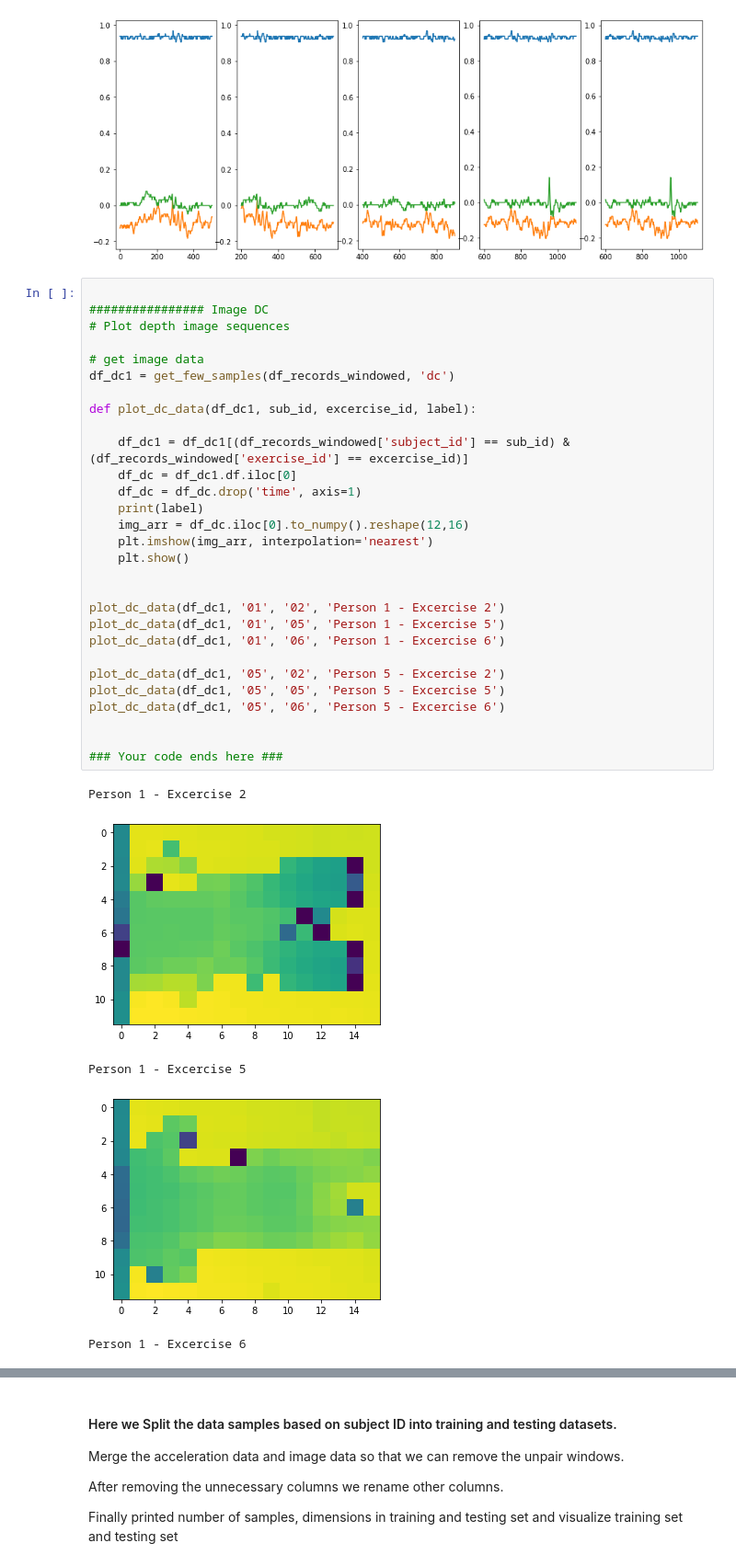
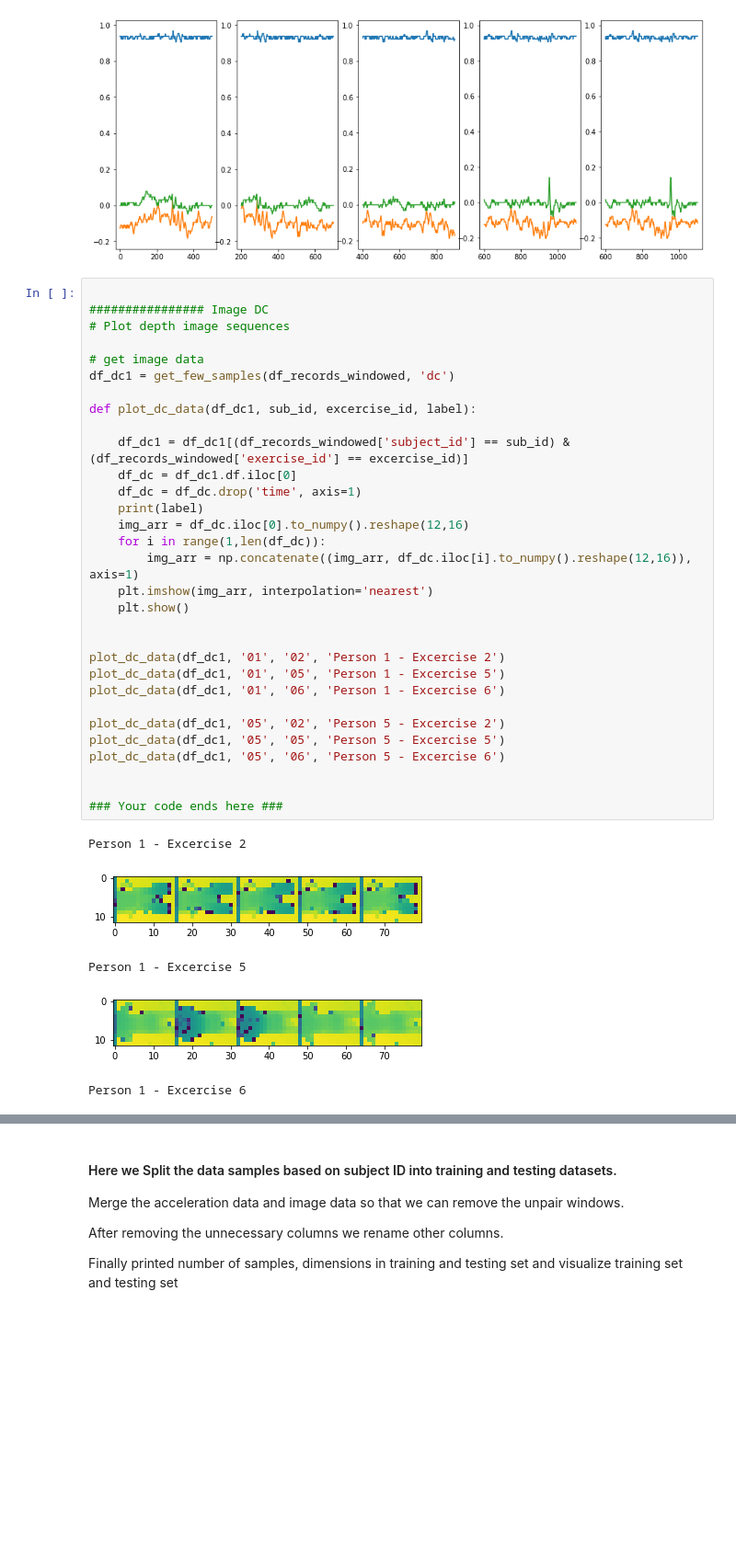
Before and after one commit to anushaihalapathirana/Multi_modal_data_fusion, a Jupyter notebook: project-work-MEx-classification.ipynb, the cells around one changed output, grey strips where cells are left out. Shown at 92% size. Drawn from its saved outputs; the diff is of its cells as text; blank space fills up the shorter version.

Commit message:
1sec image changed to 1 to 5 sec image concatenation

```diff
--- a/project-work-MEx-classification.ipynb
+++ b/project-work-MEx-classification.ipynb
@@ -279,34 +279,36 @@ Person 5 - Excercise 6
 
 ################ Image DC
 # Plot depth image sequences
 
 # get image data
 df_dc1 = get_few_samples(df_records_windowed, 'dc')
 
 def plot_dc_data(df_dc1, sub_id, excercise_id, label):
 
     df_dc1 = df_dc1[(df_records_windowed['subject_id'] == sub_id) & (df_records_windowed['exercise_id'] == excercise_id)]
     df_dc = df_dc1.df.iloc[0]
     df_dc = df_dc.drop('time', axis=1)
     print(label)
     img_arr = df_dc.iloc[0].to_numpy().reshape(12,16)
+    for i in range(1,len(df_dc)):
+        img_arr = np.concatenate((img_arr, df_dc.iloc[i].to_numpy().reshape(12,16)), axis=1)
     plt.imshow(img_arr, interpolation='nearest')
     plt.show()
 
 
 plot_dc_data(df_dc1, '01', '02', 'Person 1 - Excercise 2')
 plot_dc_data(df_dc1, '01', '05', 'Person 1 - Excercise 5')
 plot_dc_data(df_dc1, '01', '06', 'Person 1 - Excercise 6')
 
 plot_dc_data(df_dc1, '05', '02', 'Person 5 - Excercise 2')
 plot_dc_data(df_dc1, '05', '05', 'Person 5 - Excercise 5')
 plot_dc_data(df_dc1, '05', '06', 'Person 5 - Excercise 6')
 
 
 ### Your code ends here ###
 # %% [output]
 Person 1 - Excercise 2
-[figure, old version]
+[figure, new version]
 Person 1 - Excercise 5
-[figure, old version]
+[figure, new version]
 Person 1 - Excercise 6
```
Also changed, not shown: parts of 1 cell of this notebook.
